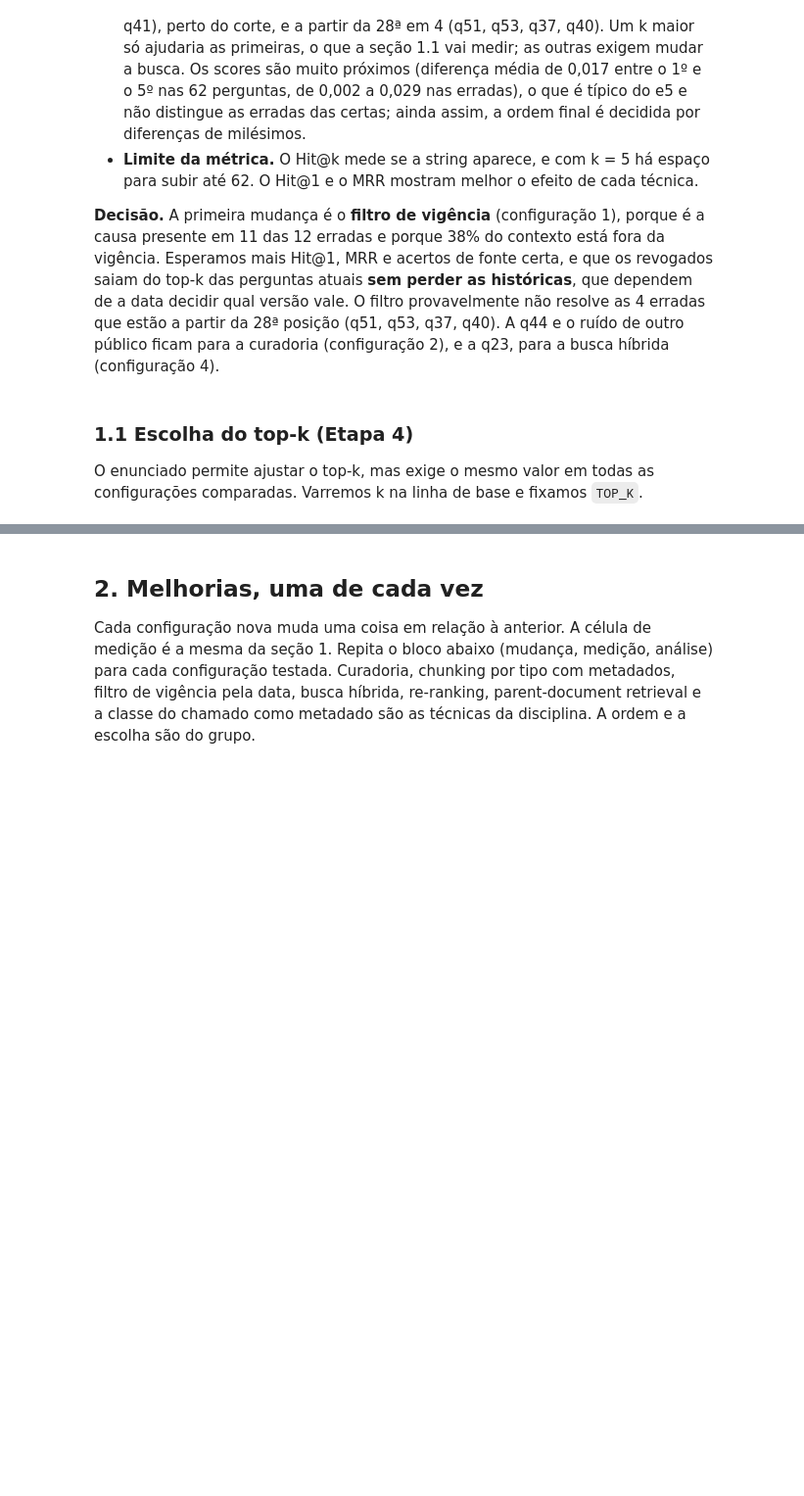
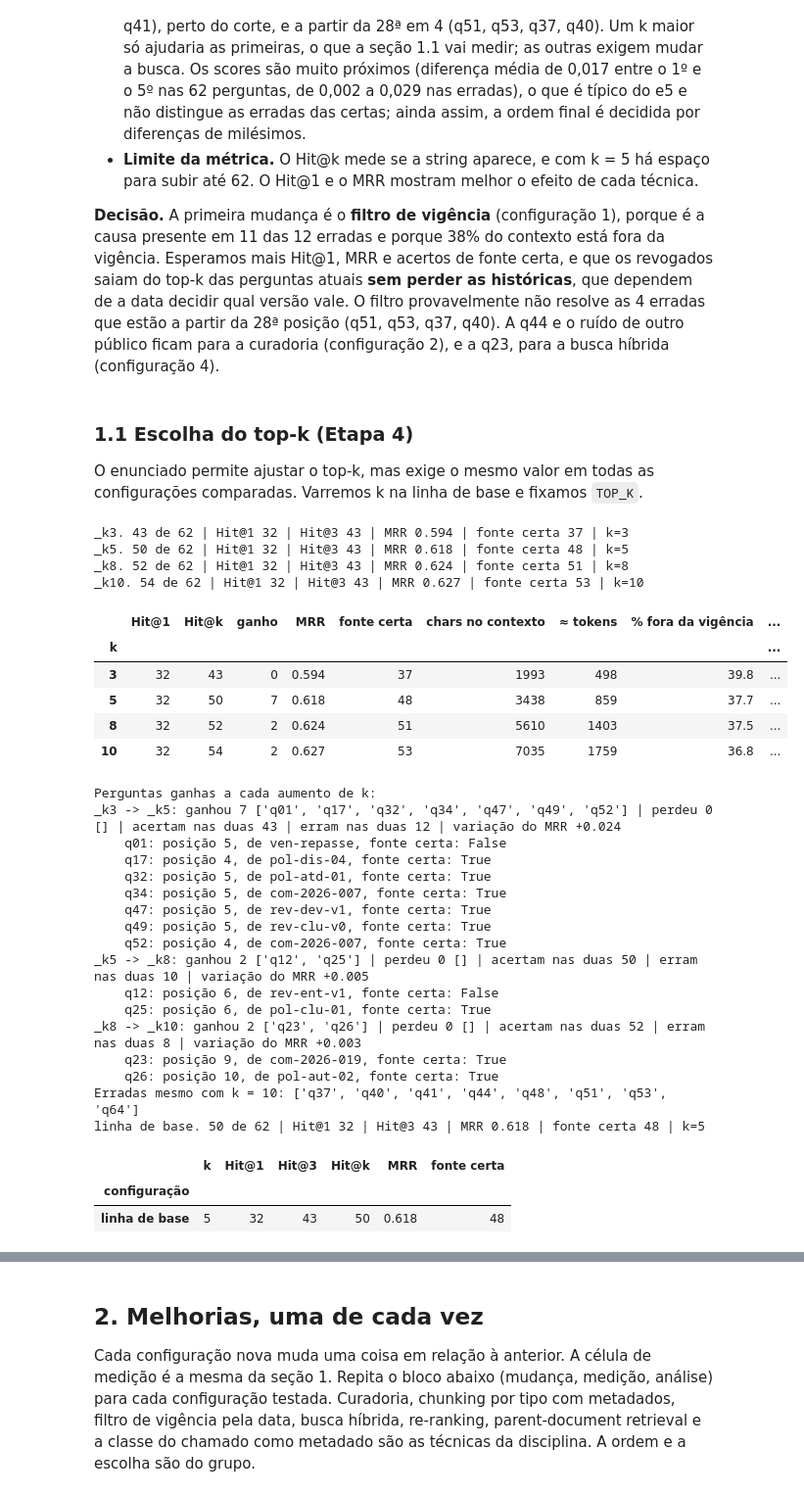
Before and after one commit to luizpauloprado/fiap-rag-trabalho-final, a Jupyter notebook: Projeto_Final_QuantumCommerce.ipynb, the cells around one changed output, grey strips where cells are left out. Shown at 98% size. Cells and saved outputs as stored; diff of their text form; code cells hidden in the pictures; blank space fills up the shorter version.

```diff
--- a/Projeto_Final_QuantumCommerce.ipynb
+++ b/Projeto_Final_QuantumCommerce.ipynb
@@ -1288,5 +1326,74 @@ O enunciado permite ajustar o top-k, mas exige o mesmo valor em todas as configu
 # %%
 # ========================== SUA VEZ ==========================
 # Etapa 4
 # Varredura de k em {3, 5, 8, 10}: acertos e tamanho médio do contexto. Fixar TOP_K.
+# Para cada k, na linha de base: as métricas de sempre (via mede, em nomes temporários que saem de RESULTADOS no fim),
+# o tamanho do contexto que iria para o LLM e quanto dele é ruído (fora da vigência ou de outro público).
+# Não chama o LLM: só embeddings, que já estão em cache.
+KS = [3, 5, 8, 10]
+linhas_k = []
+for k in KS:
+    nome = f"_k{k}"
+    m = mede(nome, lambda pergunta, data, k=k: det_base(pergunta, data, k=k))
+    rec = RESULTADOS[nome]["recuperados"]
+    pares = [(p, c) for p in perguntas for c in rec[p["id"]]]
+    chars = [sum(len(c["texto"]) for c in rec[p["id"]]) for p in perguntas]
+    linhas_k.append({
+        "k": k, "Hit@1": m["Hit@1"], "Hit@k": m["Hit@k"], "MRR": round(m["MRR"], 3), "fonte certa": m["fonte certa"],
+        "chars no contexto": round(np.mean(chars)), "≈ tokens": round(np.mean(chars) / 4),
+        "% fora da vigência": round(100 * np.mean([not vigente_em(c["doc_id"], p["data_referencia"]) for p, c in pares]), 1),
+        "% outro público": round(100 * np.mean([c["publico"] not in PUBLICO_OK for p, c in pares]), 1),
+    })
+tab_k = pd.DataFrame(linhas_k).set_index("k")
+tab_k.insert(2, "ganho", tab_k["Hit@k"].diff().fillna(0).astype(int))
+display(tab_k)
+
+# O que cada aumento de k ganha: em que posição estava o trecho e se veio da fonte certa
+print("\nPerguntas ganhas a cada aumento de k:")
+for a, b in zip(KS, KS[1:]):
+    ganhas, _ = compara(f"_k{a}", f"_k{b}")
+    lb = RESULTADOS[f"_k{b}"]["linhas"].set_index("id")
+    for q in ganhas:
+        print(f"    {q}: posição {int(lb.loc[q, 'posicao'])}, de {lb.loc[q, 'doc_do_acerto']}, fonte certa: {lb.loc[q, 'fonte_certa']}")
+print("Erradas mesmo com k = 10:", RESULTADOS["_k10"]["erradas"])
+
+# Decisão (justificada no markdown abaixo). Vale para TODAS as configurações daqui em diante.
+TOP_K = 5
+for k in KS:
+    RESULTADOS.pop(f"_k{k}")
+
+# Linha de base refeita e congelada com o TOP_K definitivo
+mede("linha de base", det_base, {"chunk": f"fixo {TAM_CHUNK}/{SOBREPOSICAO}", "embedding": EMB_MODEL, "k": TOP_K, "usa_data": False})
+painel()
+# %% [output]
+_k3. 43 de 62 | Hit@1 32 | Hit@3 43 | MRR 0.594 | fonte certa 37 | k=3
+_k5. 50 de 62 | Hit@1 32 | Hit@3 43 | MRR 0.618 | fonte certa 48 | k=5
+_k8. 52 de 62 | Hit@1 32 | Hit@3 43 | MRR 0.624 | fonte certa 51 | k=8
+_k10. 54 de 62 | Hit@1 32 | Hit@3 43 | MRR 0.627 | fonte certa 53 | k=10
+|  | Hit@1 | Hit@k | ganho | MRR | fonte certa | chars no contexto | ≈ tokens | % fora da vigência | ... |
+| k |  |  |  |  |  |  |  |  | ... |
+| 3 | 32 | 43 | 0 | 0.594 | 37 | 1993 | 498 | 39.8 | ... |
+| 5 | 32 | 50 | 7 | 0.618 | 48 | 3438 | 859 | 37.7 | ... |
+| 8 | 32 | 52 | 2 | 0.624 | 51 | 5610 | 1403 | 37.5 | ... |
+| 10 | 32 | 54 | 2 | 0.627 | 53 | 7035 | 1759 | 36.8 | ... |
+Perguntas ganhas a cada aumento de k:
+_k3 -> _k5: ganhou 7 ['q01', 'q17', 'q32', 'q34', 'q47', 'q49', 'q52'] | perdeu 0 [] | acertam nas duas 43 | erram nas duas 12 | variação do MRR +0.024
+    q01: posição 5, de ven-repasse, fonte certa: False
+    q17: posição 4, de pol-dis-04, fonte certa: True
+    q32: posição 5, de pol-atd-01, fonte certa: True
+    q34: posição 5, de com-2026-007, fonte certa: True
+    q47: posição 5, de rev-dev-v1, fonte certa: True
+    q49: posição 5, de rev-clu-v0, fonte certa: True
+    q52: posição 4, de com-2026-007, fonte certa: True
+_k5 -> _k8: ganhou 2 ['q12', 'q25'] | perdeu 0 [] | acertam nas duas 50 | erram nas duas 10 | variação do MRR +0.005
+    q12: posição 6, de rev-ent-v1, fonte certa: False
+    q25: posição 6, de pol-clu-01, fonte certa: True
+_k8 -> _k10: ganhou 2 ['q23', 'q26'] | perdeu 0 [] | acertam nas duas 52 | erram nas duas 8 | variação do MRR +0.003
+    q23: posição 9, de com-2026-019, fonte certa: True
+    q26: posição 10, de pol-aut-02, fonte certa: True
+Erradas mesmo com k = 10: ['q37', 'q40', 'q41', 'q44', 'q48', 'q51', 'q53', 'q64']
+linha de base. 50 de 62 | Hit@1 32 | Hit@3 43 | MRR 0.618 | fonte certa 48 | k=5
+|  | k | Hit@1 | Hit@3 | Hit@k | MRR | fonte certa |
+| configuração |  |  |  |  |  |  |
+| linha de base | 5 | 32 | 43 | 50 | 0.618 | 48 |
 # %% [markdown]
```
Also changed, not shown: parts of 51 cells of this notebook, 1 other file.
